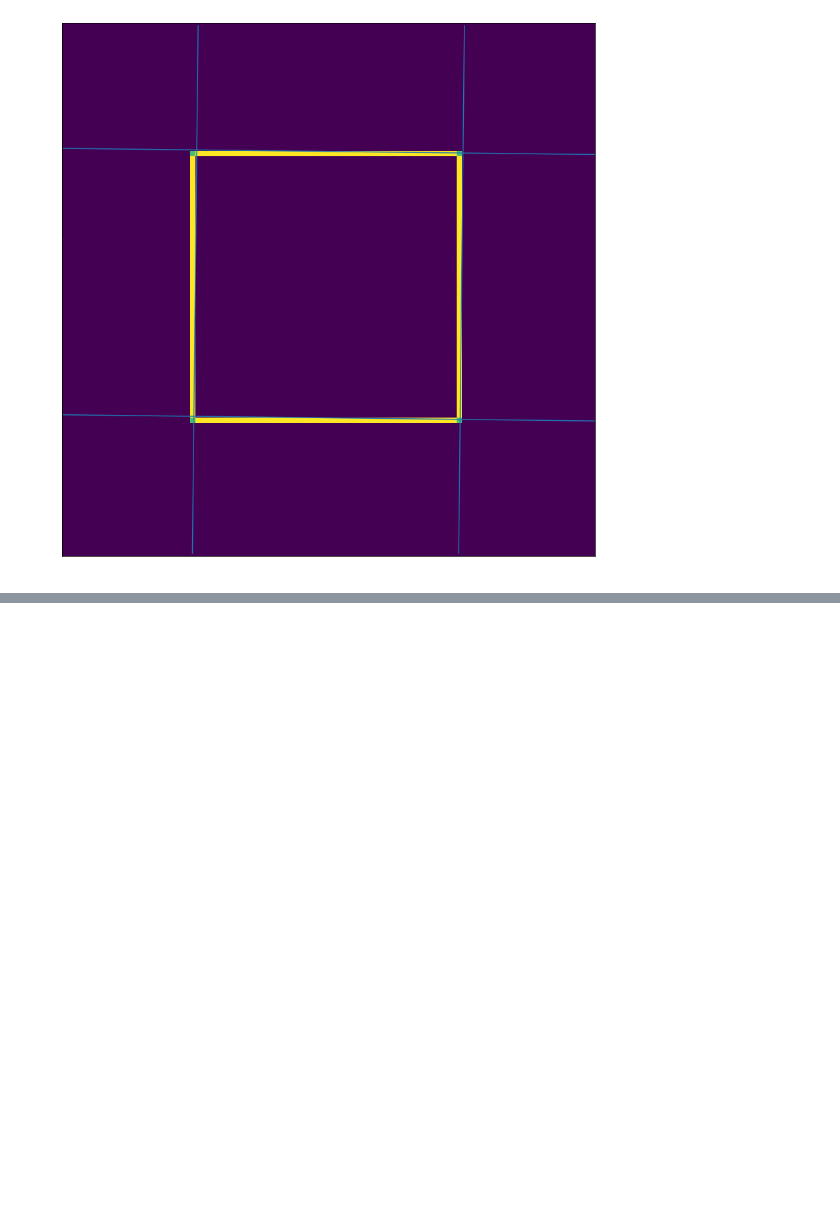
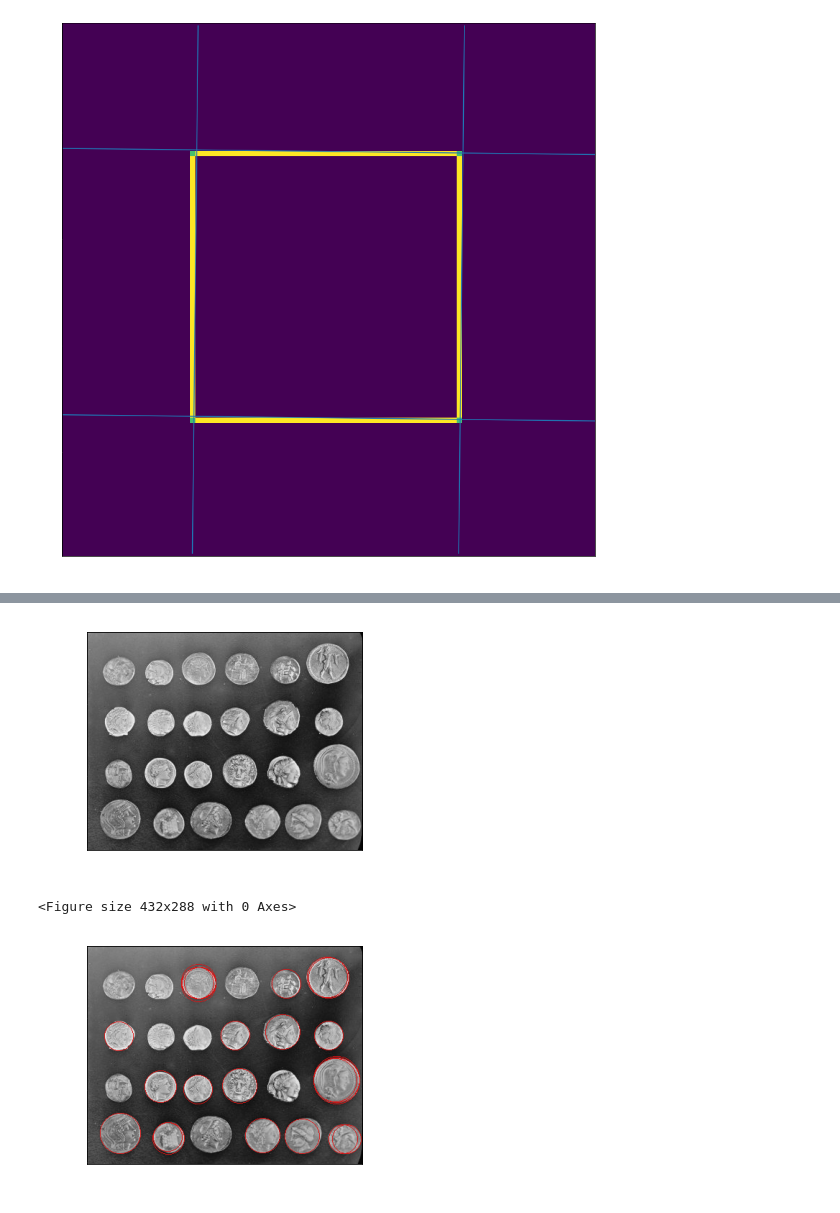
Before and after one commit to Cheshire1865/ComputerVision, a Jupyter notebook: 9_Houghova_transformacia.ipynb, the cells around one changed output, grey strips where cells are left out. Saved outputs shown, nothing was run; the diff lists cells and outputs as text; code cells hidden in the pictures; blank space fills up the shorter version.

```diff
--- a/9_Houghova_transformacia.ipynb
+++ b/9_Houghova_transformacia.ipynb
@@ -232,0 +267,25 @@ plt.show()
+# %%
+img = img_as_ubyte(data.coins())
+plt.imshow(img, cmap="gray")
+plt.figure()
+
+edges = feature.canny(img, sigma=3, low_threshold=10, high_threshold=50)
+
+hough_radii = np.arange(20, 35, 2)
+hough_res = hough_circle(edges, hough_radii)
+
+accums, cx, cy, radii = hough_circle_peaks(hough_res, hough_radii, total_num_peaks=24)
+
+fig, ax = plt.subplots(ncols=1, nrows=1, figsize=(10, 4))
+img2 = gray2rgb(img)
+for center_y, center_x, radius in zip(cy, cx, radii):
+    circy, circx = circle_perimeter(center_y, center_x, radius,
+                                    shape=img2.shape)
+    img2[circy, circx] = (220, 20, 20)
+
+ax.imshow(img2, cmap="gray")
+plt.show()
+# %% [output]
+[figure, added]
+<Figure size 432x288 with 0 Axes>
+[figure, added]
```
Also changed, not shown: parts of 2 cells of this notebook.
